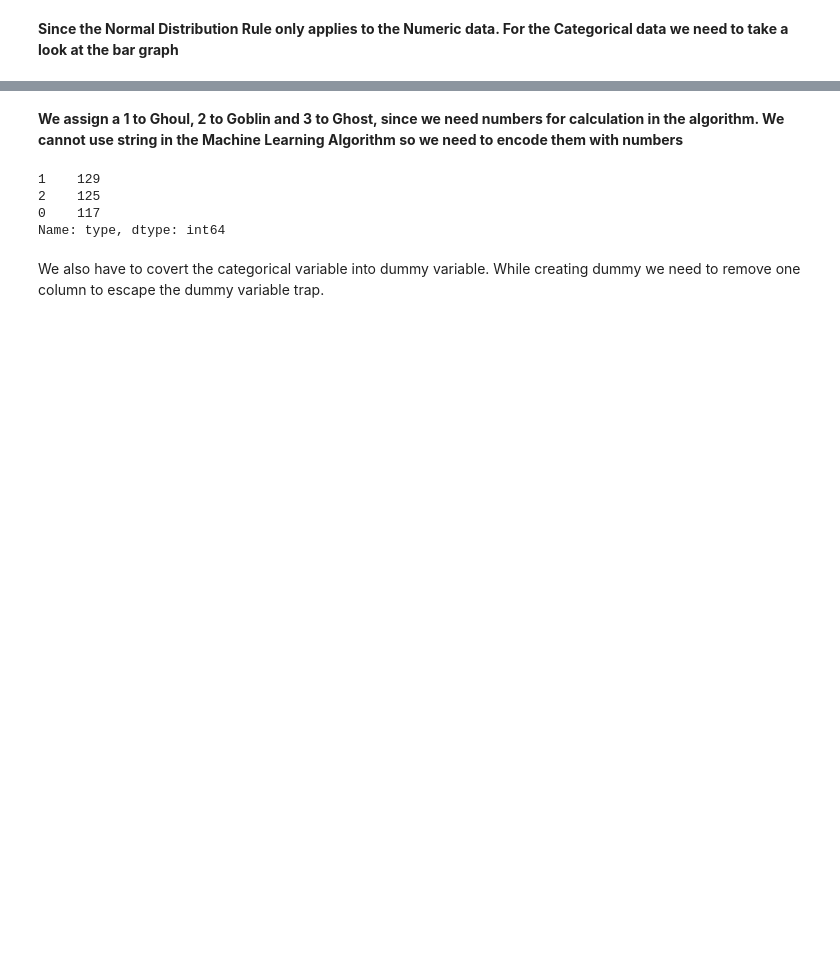
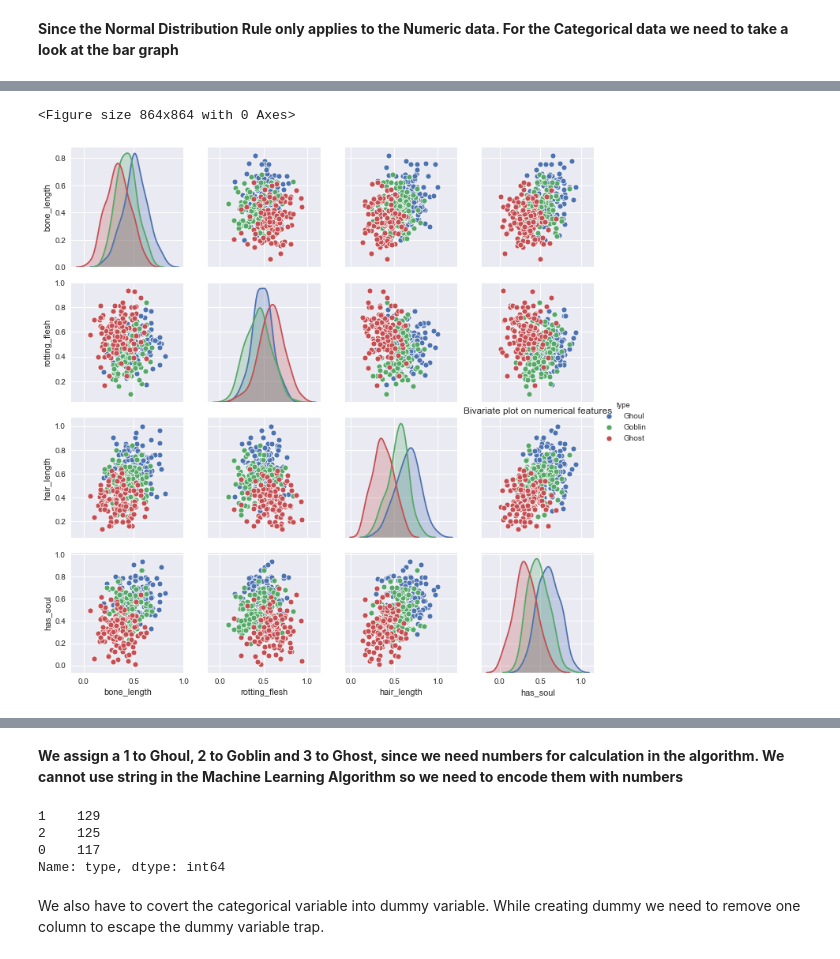
Before and after one commit to jgw1413/machine-learning, a Jupyter notebook: code/ghouls-goblins-and-ghosts-in-random-forest.ipynb, the cells around one changed output, grey strips where cells are left out. Cells and saved outputs as stored; diff of their text form; code cells hidden in the pictures; blank space fills up the shorter version.

```diff
--- a/code/ghouls-goblins-and-ghosts-in-random-forest.ipynb
+++ b/code/ghouls-goblins-and-ghosts-in-random-forest.ipynb
@@ -120,0 +160,9 @@ X_train, X_test, y_train, y_test = train_test_split(df[iris.feature_names], iris
+# %%
+# 수치 변수의 양분 분포
+plt.figure(figsize=(12,12))
+sns.pairplot(train_df[numerical_cols+['type']], hue="type")
+plt.title("Bivariate plot on numerical features")
+plt.show()
+# %% [output]
+<Figure size 864x864 with 0 Axes>
+[figure, added]
```
Also changed, not shown: parts of 30 cells of this notebook.
